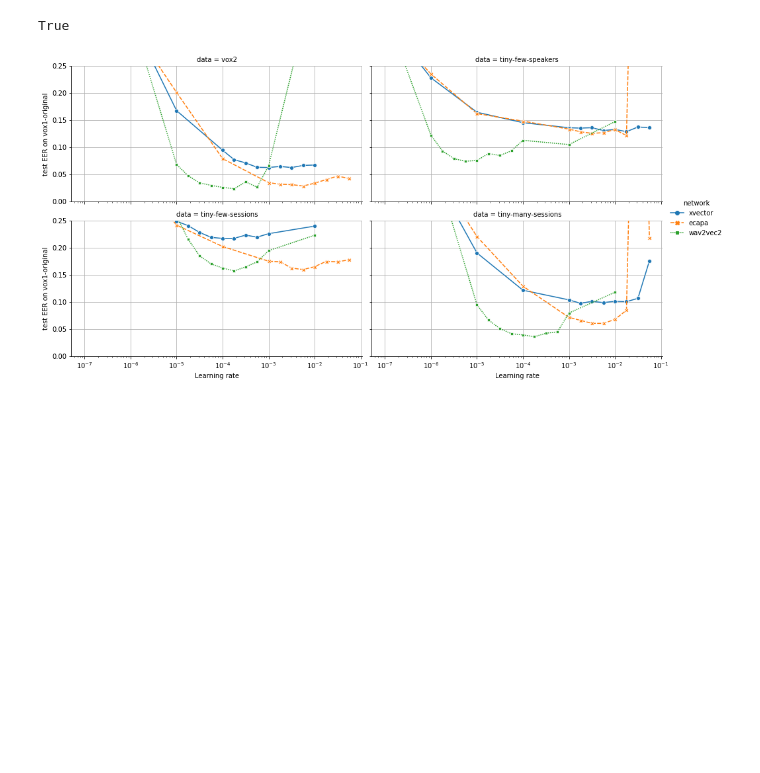
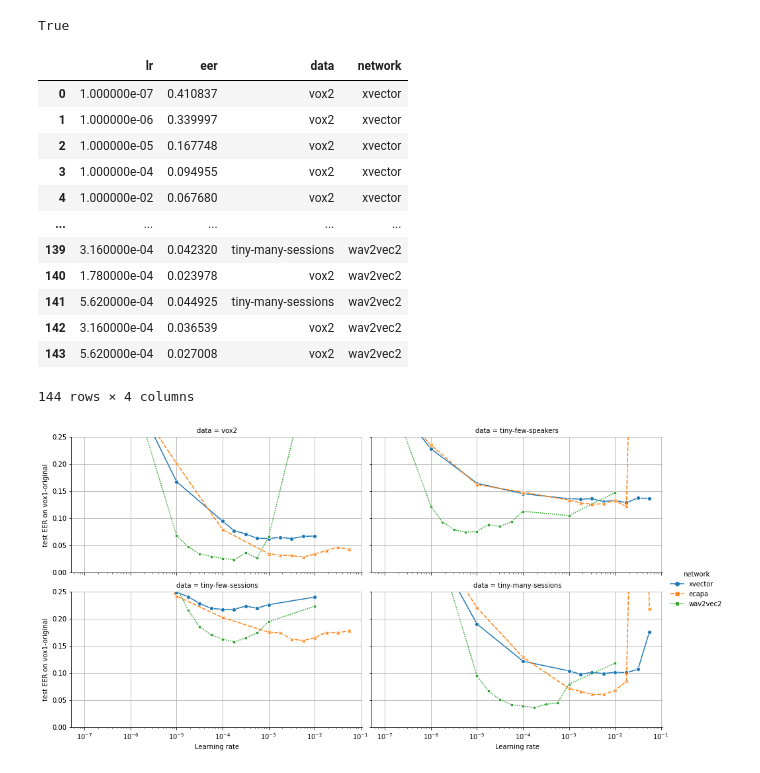
Before and after one commit to nikvaessen/w2v2-speaker-few-samples, a Jupyter notebook: result_analysis/plot_lr_grid.ipynb, the cells around one changed output. Saved outputs shown, nothing was run; the diff lists cells and outputs as text; code cells hidden in the pictures; blank space fills up the shorter version.

```diff
--- a/result_analysis/plot_lr_grid.ipynb
+++ b/result_analysis/plot_lr_grid.ipynb
@@ -81,3 +81,19 @@ df_ecapa = load_runs("ecapa")
 df_w2v2 = load_runs("wav2vec2")
 
 df = pd.concat([df_xvector, df_ecapa, df_w2v2], ignore_index=True)
+# %%
+df
+# %% [output]
+|  | lr | eer | data | network |
+| 0 | 1.000000e-07 | 0.410837 | vox2 | xvector |
+| 1 | 1.000000e-06 | 0.339997 | vox2 | xvector |
+| 2 | 1.000000e-05 | 0.167748 | vox2 | xvector |
+| 3 | 1.000000e-04 | 0.094955 | vox2 | xvector |
+| 4 | 1.000000e-02 | 0.067680 | vox2 | xvector |
+| ... | ... | ... | ... | ... |
+| 139 | 3.160000e-04 | 0.042320 | tiny-many-sessions | wav2vec2 |
+| 140 | 1.780000e-04 | 0.023978 | vox2 | wav2vec2 |
+| 141 | 5.620000e-04 | 0.044925 | tiny-many-sessions | wav2vec2 |
+| 142 | 3.160000e-04 | 0.036539 | vox2 | wav2vec2 |
+| 143 | 5.620000e-04 | 0.027008 | vox2 | wav2vec2 |
+144 rows × 4 columns
```
Also changed, not shown: parts of 1 cell of this notebook, 1 other file.
